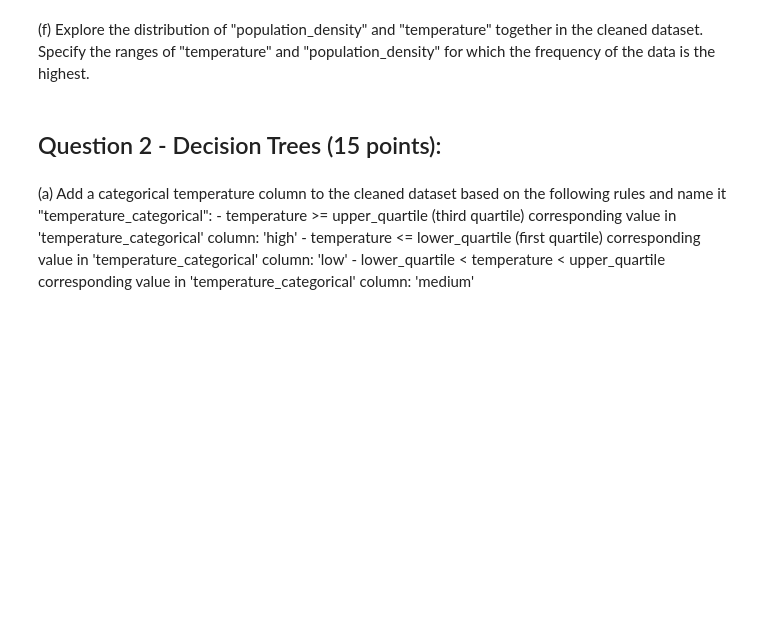
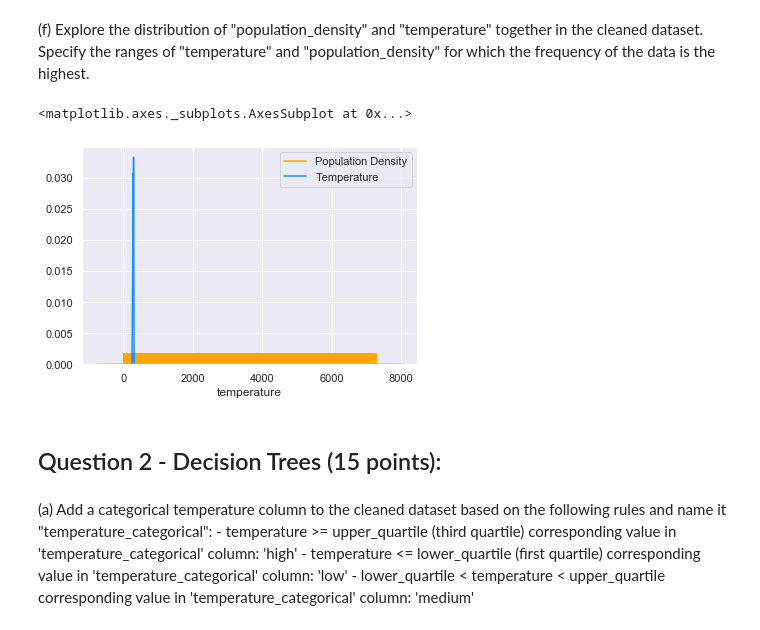
Before and after one commit to muhammad-usman-108/Data-Science-Supervised-Learning, a Jupyter notebook: IDS_Assignment_Part1.ipynb, the cells around one changed output. Saved outputs shown, nothing was run; the diff lists cells and outputs as text; code cells hidden in the pictures; blank space fills up the shorter version.

```diff
--- a/IDS_Assignment_Part1.ipynb
+++ b/IDS_Assignment_Part1.ipynb
@@ -114,3 +214,14 @@ export_csv = df_percent.to_csv (r'D:\\Google Drive\\RWTH\\Introduction To Data S
+# %%
+# Your code:
+
+# Distribution of 'population_density' for cleaned datasets
+sns.distplot(df_cleaned['population_density'], color="orange", label="Population Density", hist=False, rug=True)
+
+# Distribution of 'temperature' for cleaned datasets
+sns.distplot(df_cleaned['temperature'], color="dodgerblue", label="Temperature", hist=False, rug=True)
+# %% [output]
+<matplotlib.axes._subplots.AxesSubplot at 0x...>
+[figure, added]
 # %% [markdown]
 ## Question 2 - Decision Trees (15 points):
 # %% [markdown]
```
Also changed, not shown: parts of 16 cells of this notebook.
